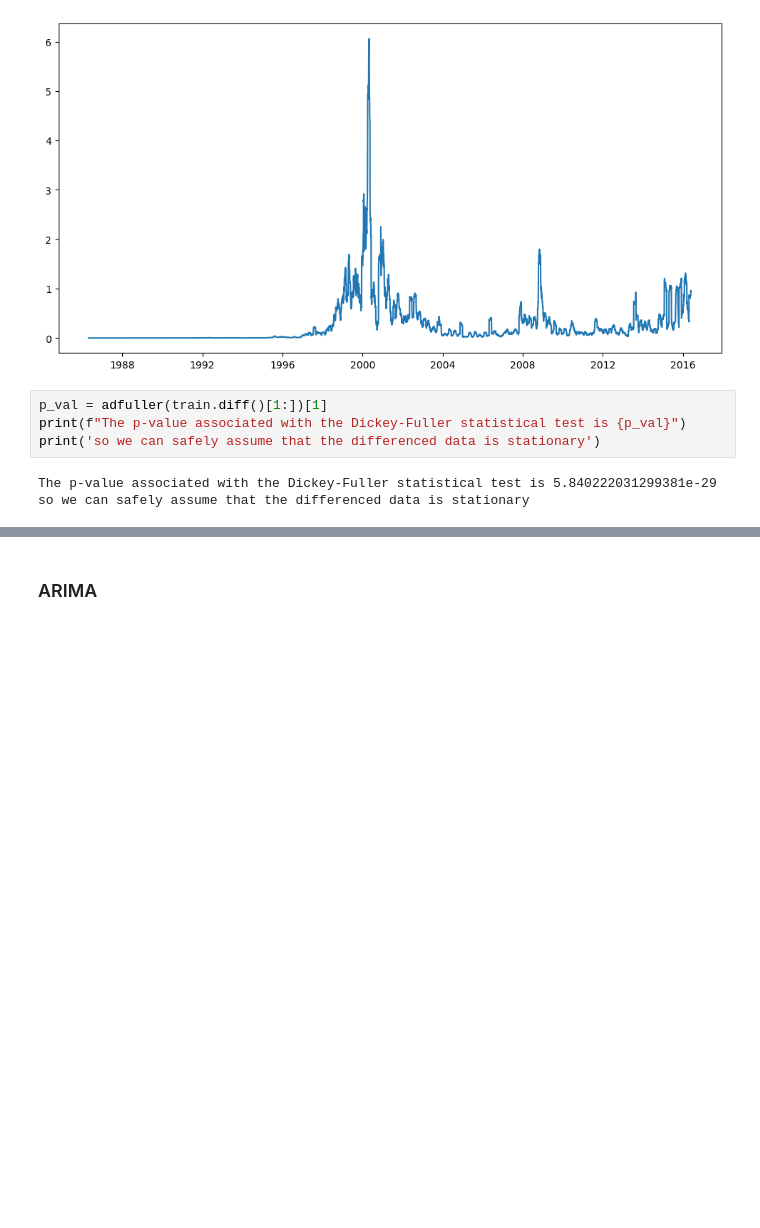
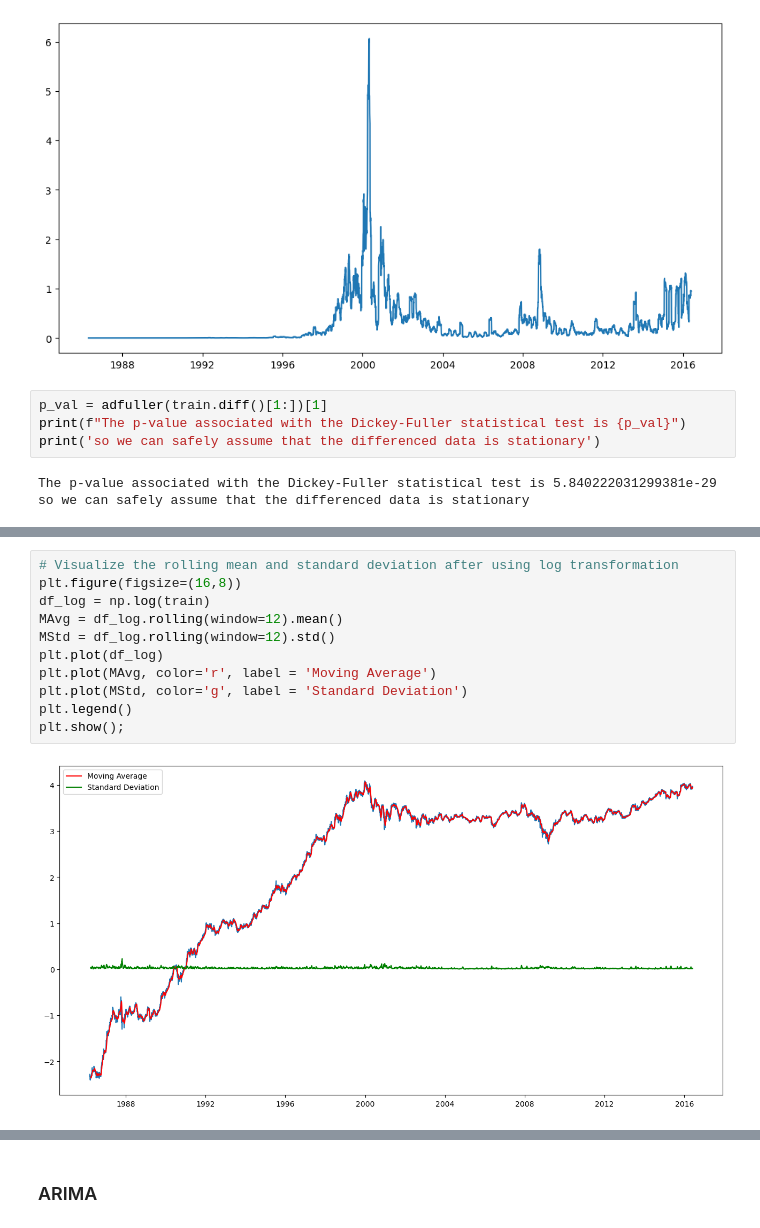
Before and after one commit to ajbudhi/Microsoft-Stock-Time-Series-Analysis, a Jupyter notebook: microsoft_stock_analysis.ipynb, the cells around one changed output, grey strips where cells are left out. Drawn from its saved outputs; the diff is of its cells as text; blank space fills up the shorter version.

```diff
--- a/microsoft_stock_analysis.ipynb
+++ b/microsoft_stock_analysis.ipynb
@@ -323,0 +357,13 @@ so we can safely assume that the differenced data is stationary
+# %%
+# Visualize the rolling mean and standard deviation after using log transformation
+plt.figure(figsize=(16,8))
+df_log = np.log(train)
+MAvg = df_log.rolling(window=12).mean()
+MStd = df_log.rolling(window=12).std()
+plt.plot(df_log)
+plt.plot(MAvg, color='r', label = 'Moving Average')
+plt.plot(MStd, color='g', label = 'Standard Deviation')
+plt.legend()
+plt.show();
+# %% [output]
+[figure, added]
```
Also changed, not shown: parts of 48 cells of this notebook, 1 other file.
